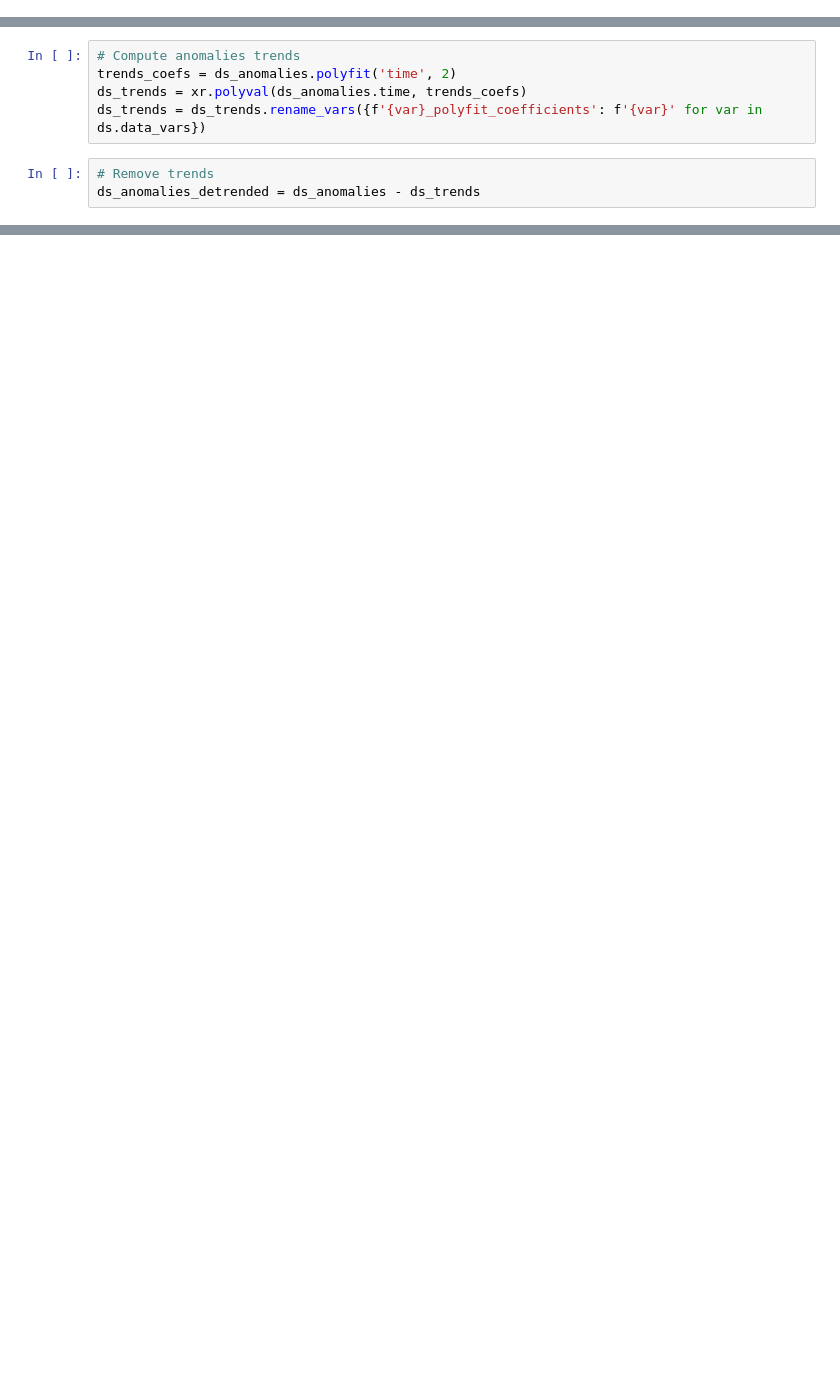
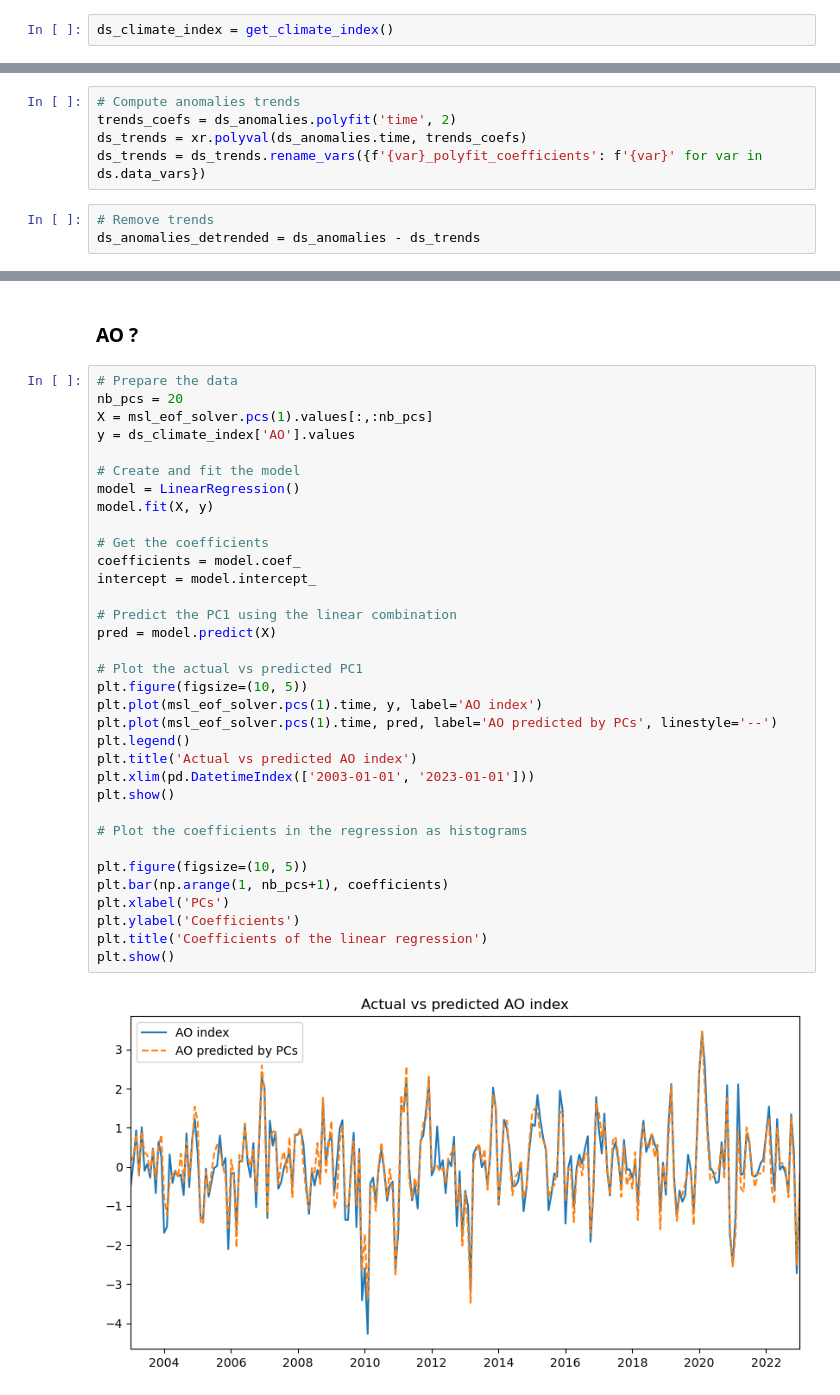
Before and after one commit to juliencollard2001/PHO_Arctic, a Jupyter notebook: variability.ipynb, the cells around one changed output, grey strips where cells are left out. Drawn from its saved outputs; the diff is of its cells as text; blank space fills up the shorter version.

```diff
--- a/variability.ipynb
+++ b/variability.ipynb
@@ -117,0 +48,2 @@ Coordinates:
+# %%
+ds_climate_index = get_climate_index()
@@ -306,0 +83,38 @@ df_melted
+# %% [markdown]
+### AO ?
+# %%
+# Prepare the data
+nb_pcs = 20
+X = msl_eof_solver.pcs(1).values[:,:nb_pcs]
+y = ds_climate_index['AO'].values
+
+# Create and fit the model
+model = LinearRegression()
+model.fit(X, y)
+
+# Get the coefficients
+coefficients = model.coef_
+intercept = model.intercept_
+
+# Predict the PC1 using the linear combination
+pred = model.predict(X)
+
+# Plot the actual vs predicted PC1
+plt.figure(figsize=(10, 5))
+plt.plot(msl_eof_solver.pcs(1).time, y, label='AO index')
+plt.plot(msl_eof_solver.pcs(1).time, pred, label='AO predicted by PCs', linestyle='--')
+plt.legend()
+plt.title('Actual vs predicted AO index')
+plt.xlim(pd.DatetimeIndex(['2003-01-01', '2023-01-01']))
+plt.show()
+
+# Plot the coefficients in the regression as histograms
+
+plt.figure(figsize=(10, 5))
+plt.bar(np.arange(1, nb_pcs+1), coefficients)
+plt.xlabel('PCs')
+plt.ylabel('Coefficients')
+plt.title('Coefficients of the linear regression')
+plt.show()
+# %% [output]
+[figure, added]
```
Also changed, not shown: parts of 33 cells of this notebook, 1 other file.
